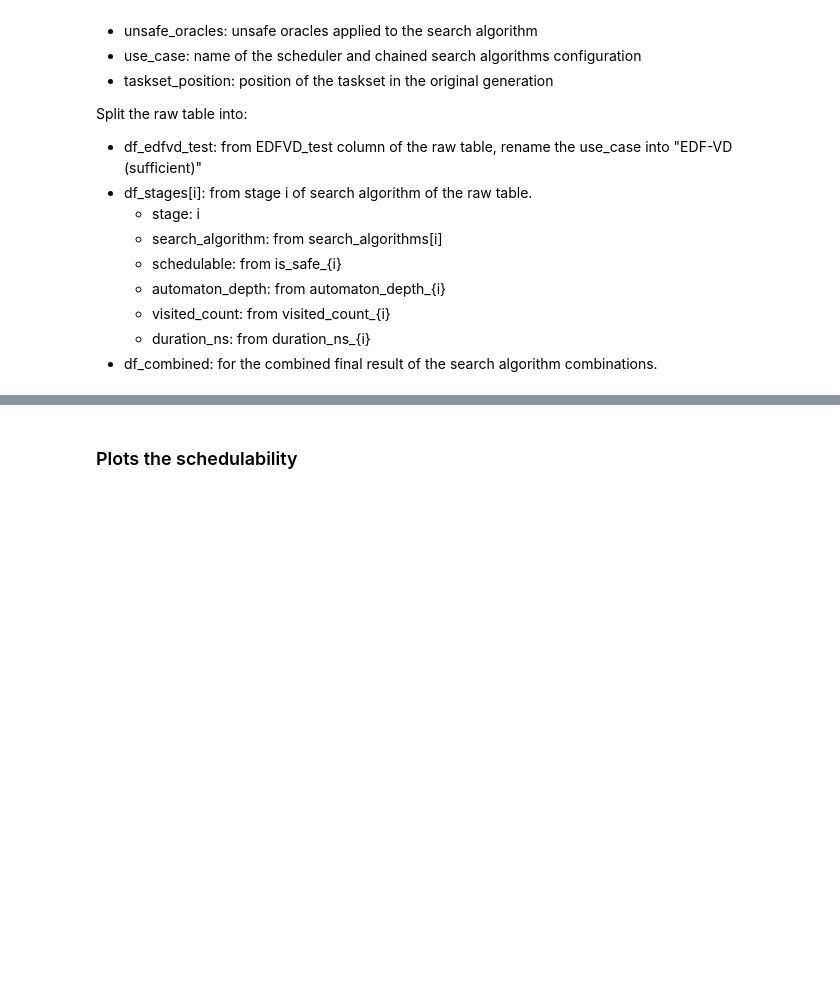
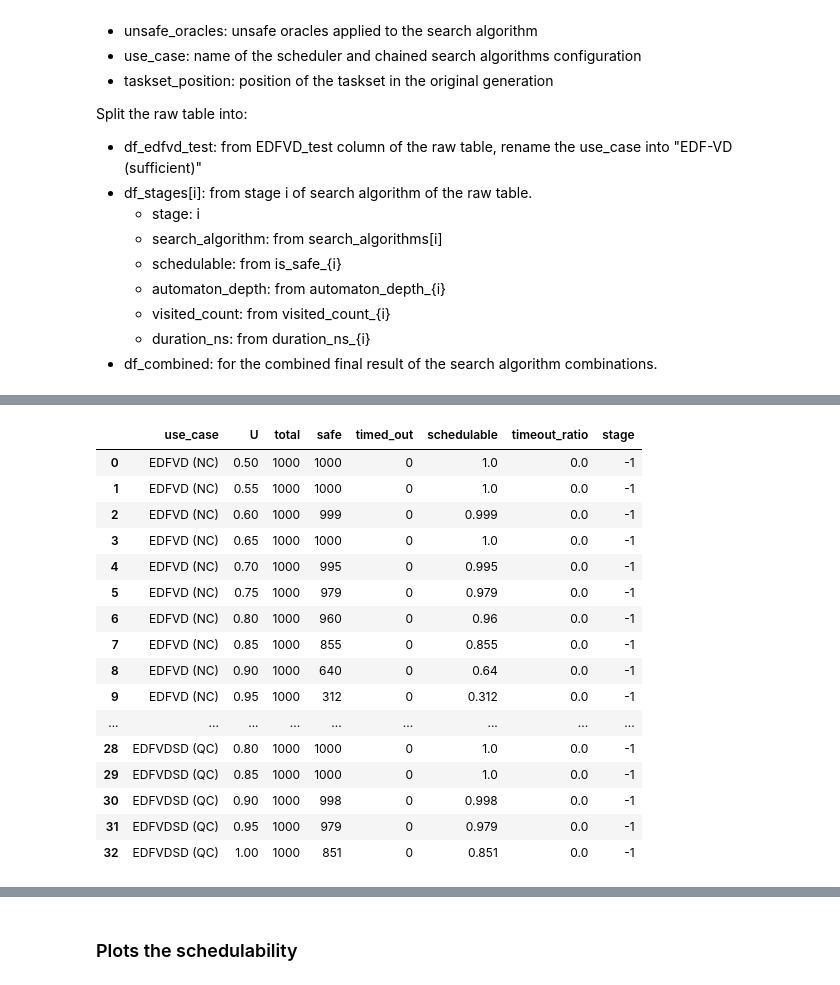
Before and after one commit to Jordan-Sun/mixed-criticality-graph-xp, a Jupyter notebook: notebooks/charts-rtss.ipynb, the cells around one changed output, grey strips where cells are left out. Drawn from its saved outputs; the diff is of its cells as text; code cells hidden in the pictures; blank space fills up the shorter version.

```diff
--- a/notebooks/charts-rtss.ipynb
+++ b/notebooks/charts-rtss.ipynb
@@ -27,7 +27,7 @@ from pathlib import Path
 
 # Load baseline results from a single CSV file or from every CSV under a directory.
 # When multiple files are loaded, later files can overwrite use cases already present.
-path = Path("./results/0816/semi")
+path = Path("./results/0818/quarter")
 # %% [markdown]
 ## Schedulability Test
 # %%
@@ -151,8 +239,27 @@ df_opt_semi_test
 # %%
 df_total = df_exact_agg.rename(columns={"schedulability_ratio": "schedulable"})
+df_total = df_total.replace(r"ACBFS, ", "", regex=True)
 df_total["stage"] = -1
 
 df_total
+# %% [output]
+|  | use_case | U | total | safe | timed_out | schedulable | timeout_ratio | stage |
+| 0 | EDFVD (NC) | 0.50 | 1000 | 1000 | 0 | 1.0 | 0.0 | -1 |
+| 1 | EDFVD (NC) | 0.55 | 1000 | 1000 | 0 | 1.0 | 0.0 | -1 |
+| 2 | EDFVD (NC) | 0.60 | 1000 | 999 | 0 | 0.999 | 0.0 | -1 |
+| 3 | EDFVD (NC) | 0.65 | 1000 | 1000 | 0 | 1.0 | 0.0 | -1 |
+| 4 | EDFVD (NC) | 0.70 | 1000 | 995 | 0 | 0.995 | 0.0 | -1 |
+| 5 | EDFVD (NC) | 0.75 | 1000 | 979 | 0 | 0.979 | 0.0 | -1 |
+| 6 | EDFVD (NC) | 0.80 | 1000 | 960 | 0 | 0.96 | 0.0 | -1 |
+| 7 | EDFVD (NC) | 0.85 | 1000 | 855 | 0 | 0.855 | 0.0 | -1 |
+| 8 | EDFVD (NC) | 0.90 | 1000 | 640 | 0 | 0.64 | 0.0 | -1 |
+| 9 | EDFVD (NC) | 0.95 | 1000 | 312 | 0 | 0.312 | 0.0 | -1 |
+| ... | ... | ... | ... | ... | ... | ... | ... | ... |
+| 28 | EDFVDSD (QC) | 0.80 | 1000 | 1000 | 0 | 1.0 | 0.0 | -1 |
+| 29 | EDFVDSD (QC) | 0.85 | 1000 | 1000 | 0 | 1.0 | 0.0 | -1 |
+| 30 | EDFVDSD (QC) | 0.90 | 1000 | 998 | 0 | 0.998 | 0.0 | -1 |
+| 31 | EDFVDSD (QC) | 0.95 | 1000 | 979 | 0 | 0.979 | 0.0 | -1 |
+| 32 | EDFVDSD (QC) | 1.00 | 1000 | 851 | 0 | 0.851 | 0.0 | -1 |
 # %%
 df_bounds = pd.concat([df_edfvd_test, df_edfvd_test_new, df_edfvdsd_test, df_opt_semi_test], ignore_index=True)
 
```
Also changed, not shown: parts of 13 cells of this notebook, 5 other files.
